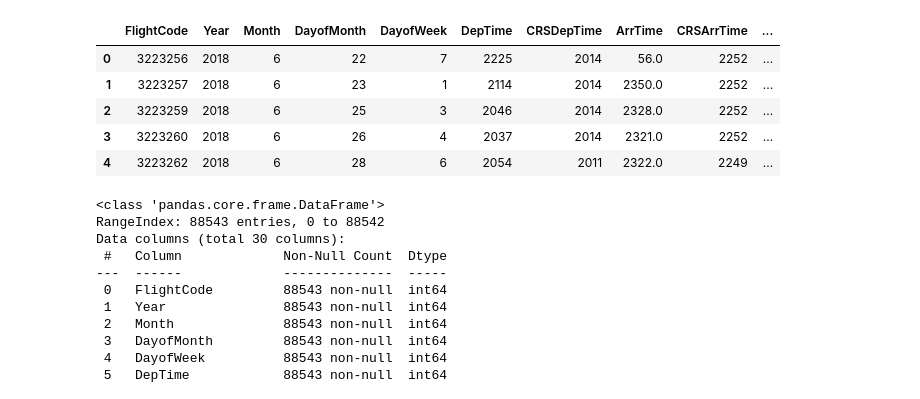
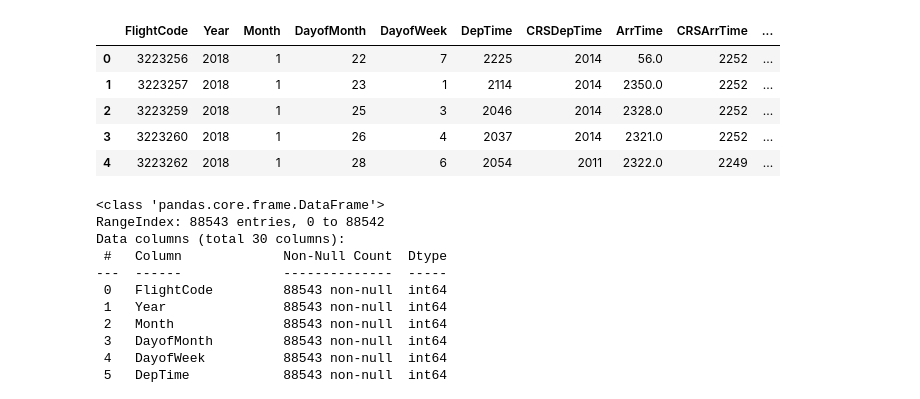
Before and after one commit to bhupii77/Digipodium-AB, a Jupyter notebook: flight_data_analysis/analysis.ipynb, the cells around one changed output. Drawn from its saved outputs; the diff is of its cells as text; code cells hidden in the pictures.

```diff
--- a/flight_data_analysis/analysis.ipynb
+++ b/flight_data_analysis/analysis.ipynb
@@ -7,15 +7,15 @@ import plotly.express as px
 # %%
 pd.set_option('display.max_columns', None)
 # %%
-df=pd.read_excel('DelayedFlights.xlsx')
+df=pd.read_excel('DelayedFlightsnew.xlsx')
 df.head()
 # %% [output]
 |  | FlightCode | Year | Month | DayofMonth | DayofWeek | DepTime | CRSDepTime | ArrTime | CRSArrTime | ... |
-| 0 | 3223256 | 2018 | 6 | 22 | 7 | 2225 | 2014 | 56.0 | 2252 | ... |
-| 1 | 3223257 | 2018 | 6 | 23 | 1 | 2114 | 2014 | 2350.0 | 2252 | ... |
-| 2 | 3223259 | 2018 | 6 | 25 | 3 | 2046 | 2014 | 2328.0 | 2252 | ... |
-| 3 | 3223260 | 2018 | 6 | 26 | 4 | 2037 | 2014 | 2321.0 | 2252 | ... |
-| 4 | 3223262 | 2018 | 6 | 28 | 6 | 2054 | 2011 | 2322.0 | 2249 | ... |
+| 0 | 3223256 | 2018 | 1 | 22 | 7 | 2225 | 2014 | 56.0 | 2252 | ... |
+| 1 | 3223257 | 2018 | 1 | 23 | 1 | 2114 | 2014 | 2350.0 | 2252 | ... |
+| 2 | 3223259 | 2018 | 1 | 25 | 3 | 2046 | 2014 | 2328.0 | 2252 | ... |
+| 3 | 3223260 | 2018 | 1 | 26 | 4 | 2037 | 2014 | 2321.0 | 2252 | ... |
+| 4 | 3223262 | 2018 | 1 | 28 | 6 | 2054 | 2011 | 2322.0 | 2249 | ... |
 # %%
 df.info()
 # %% [output]
```
Also changed, not shown: parts of 60 cells of this notebook, 1 other file.
